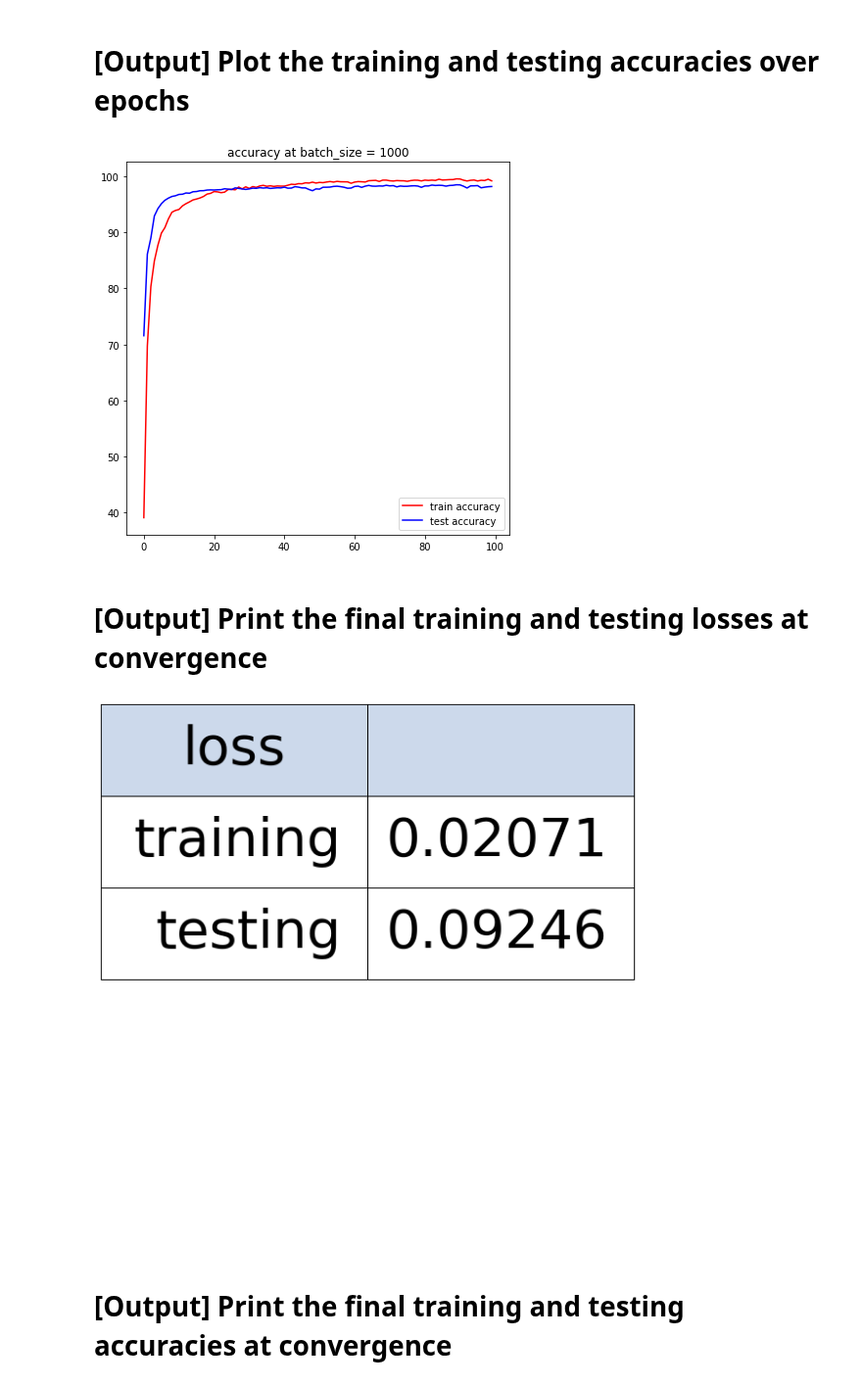
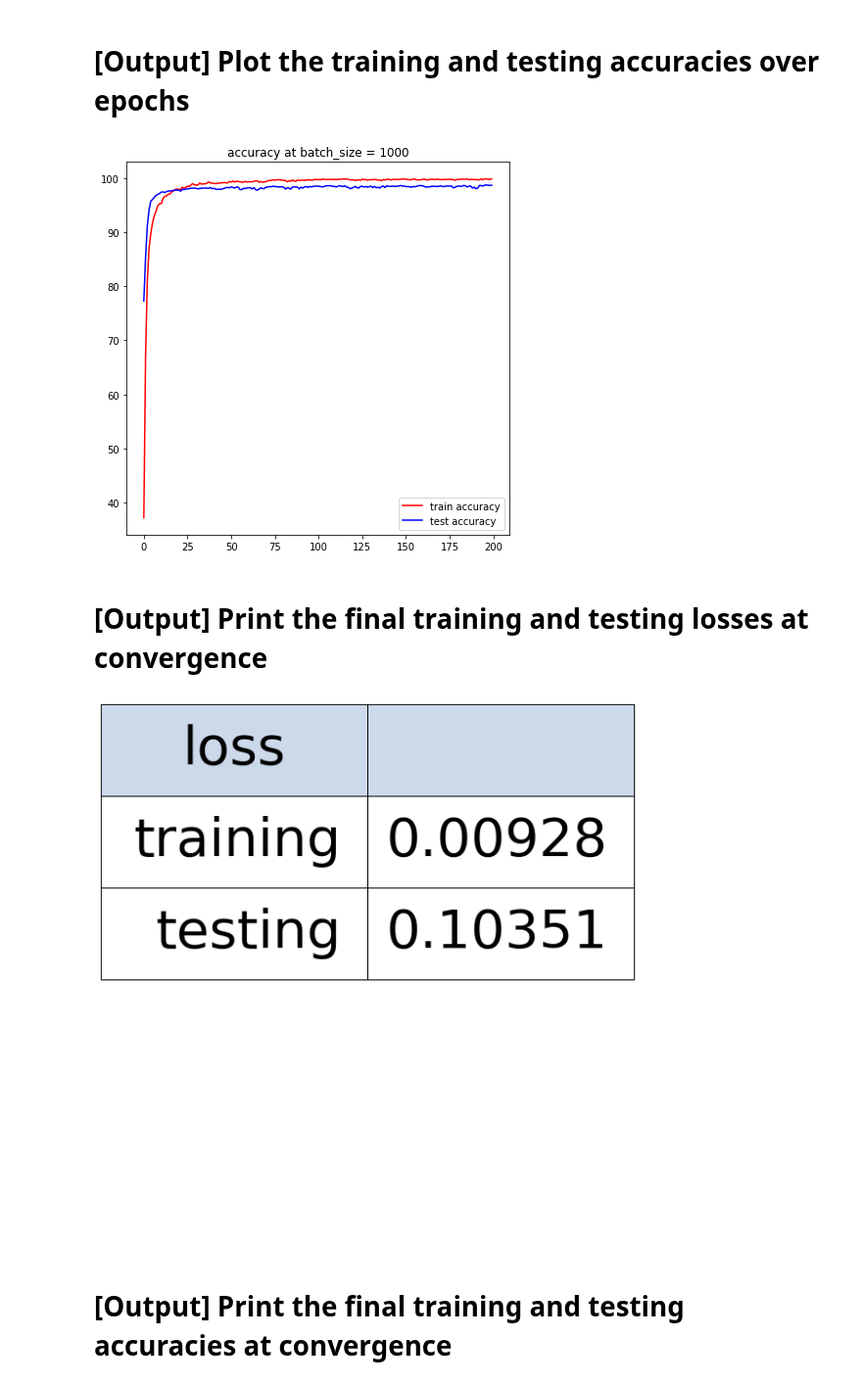
Before and after one commit to thdgmltjd123/MLProject, a Jupyter notebook: Assignment11_20150711.ipynb, the cells around one changed output. Shown at 98% size. Saved outputs shown, nothing was run; the diff lists cells and outputs as text; code cells hidden in the pictures.

```diff
--- a/Assignment11_20150711.ipynb
+++ b/Assignment11_20150711.ipynb
@@ -153,7 +153,7 @@ def CNN(train_loader, test_loader, epoch, learning_rate, no_cuda = False):
     test_L_iters.append(test_loss)
     accuracy = 100 * test_correct / len(test_loader.dataset)
     test_acc_iters.append(accuracy)
-    if i % 10 == 0:
+    if i % 20 == 0:
       print("progress = {}, current loss = {}, current device = {}".format(100 * i / epoch, train_loss, torch.cuda.get_device_name()))
       print("test loss = {} test accuracy = {}\n".format(test_loss, accuracy))
 
@@ -167,8 +167,8 @@ temp_test = datasets.MNIST(root = data_path, train = True,
 # %%
 # 배치사이즈별 학습
 bs = 1000
-epoch = 100
-learning_rate_value = 0.005
+epoch = 200
+learning_rate_value = 0.003
 no_cuda = False
 # 배치사이즈별 loss and accuracy
 batch_train_loss = []
@@ -242,25 +242,25 @@ plt.title("accuracy at batch_size = 1000")
 plt.legend(loc = "best")
 plt.show()
 # %% [output]
-[figure, old version]
+[figure, new version]
 # %% [markdown]
 # **[Output] Print the final training and testing losses at convergence**
 # %%
 columns = ["loss"," "]
-cellText = [["training", round(batch_train_loss[0][89],5)],
-            ["testing", round(batch_test_loss[0][89],5)]]
+cellText = [["training", round(batch_train_loss[0][196],5)],
+            ["testing", round(batch_test_loss[0][196],5)]]
 colors = ["#ccd9eb","#ccd9eb"]
 fig, ax = plt.subplots(figsize = (5,5))
 plt.axis("off")
 table = ax.table(cellText = cellText,
                  colLabels = columns,
                  colColours = colors,
                  loc = "top",
                  )
 table.set_fontsize(100)
 table.scale(2,8)
 # %% [output]
-[figure, old version]
+[figure, new version]
 # %% [markdown]
 # **[Output] Print the final training and testing accuracies at convergence**
 # %%
```
Also changed, not shown: parts of 5 cells of this notebook.
